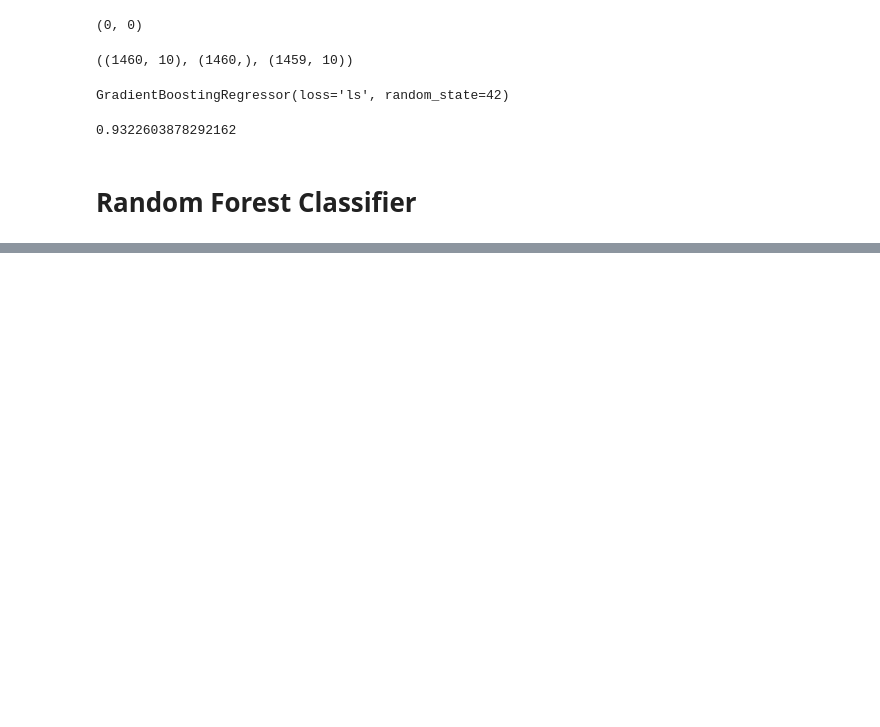
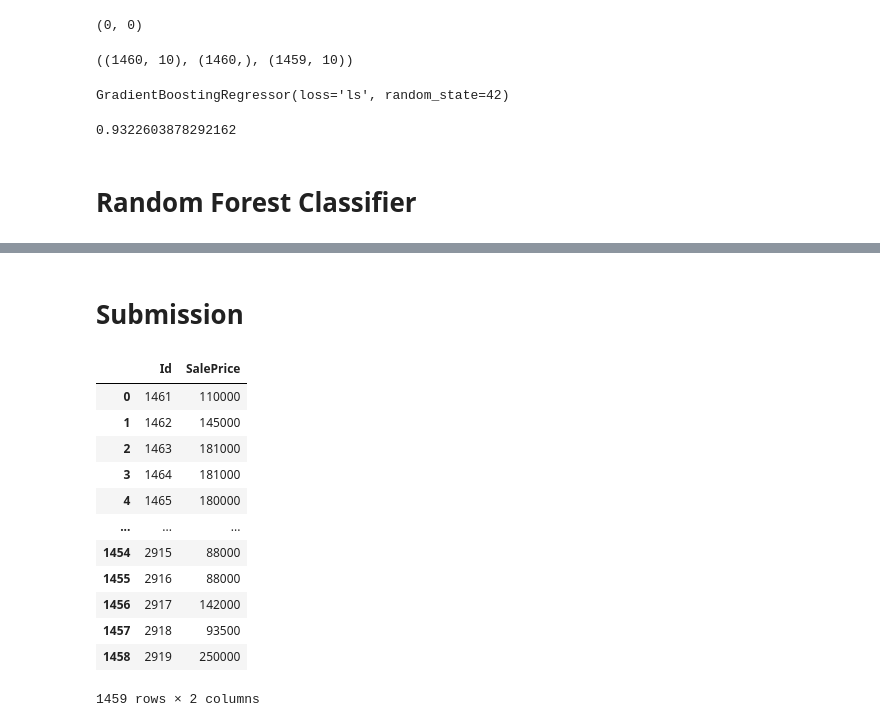
Before and after one commit to B119024/B119024, a Jupyter notebook: house-price-prediction.ipynb, the cells around one changed output, grey strips where cells are left out. Drawn from its saved outputs; the diff is of its cells as text; code cells hidden in the pictures; blank space fills up the shorter version.

Commit message:
Final submission - 99% accuracy with RandomForestClassifier

```diff
--- a/house-price-prediction.ipynb
+++ b/house-price-prediction.ipynb
@@ -185,0 +186,22 @@ R2 Score:  0.9997727355811806
+# %% [markdown]
+# Submission
+# %%
+Final = pd.DataFrame(columns=["Id","SalePrice"])
+Final["Id"] = idCol
+Final["SalePrice"] = model.predict(xTest)
+Final["Id"] = Final["Id"].astype(int)
+Final
+# %% [output]
+|  | Id | SalePrice |
+| 0 | 1461 | 110000 |
+| 1 | 1462 | 145000 |
+| 2 | 1463 | 181000 |
+| 3 | 1464 | 181000 |
+| 4 | 1465 | 180000 |
+| ... | ... | ... |
+| 1454 | 2915 | 88000 |
+| 1455 | 2916 | 88000 |
+| 1456 | 2917 | 142000 |
+| 1457 | 2918 | 93500 |
+| 1458 | 2919 | 250000 |
+1459 rows × 2 columns
```
Also changed, not shown: parts of 2 cells of this notebook.
